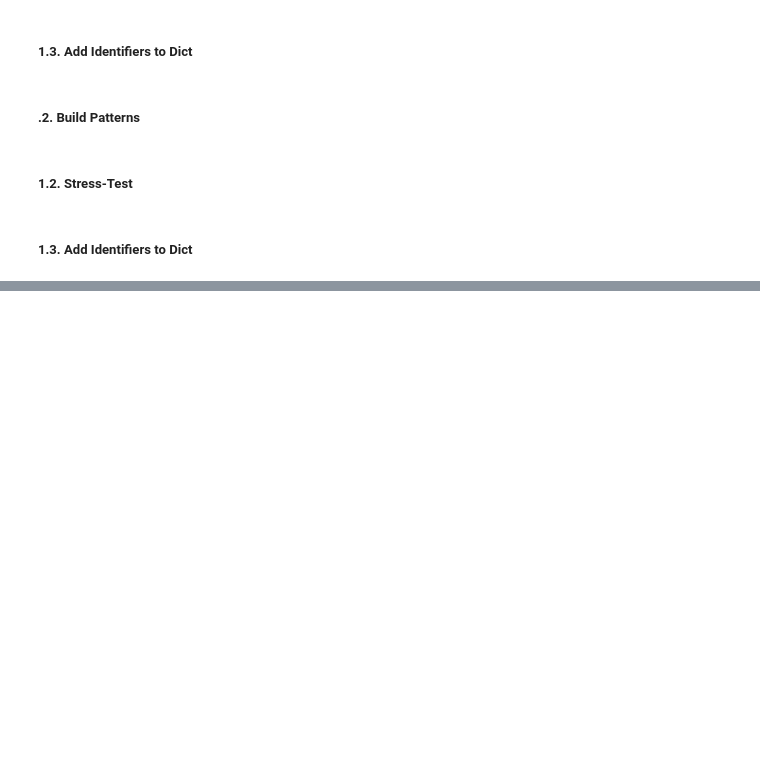
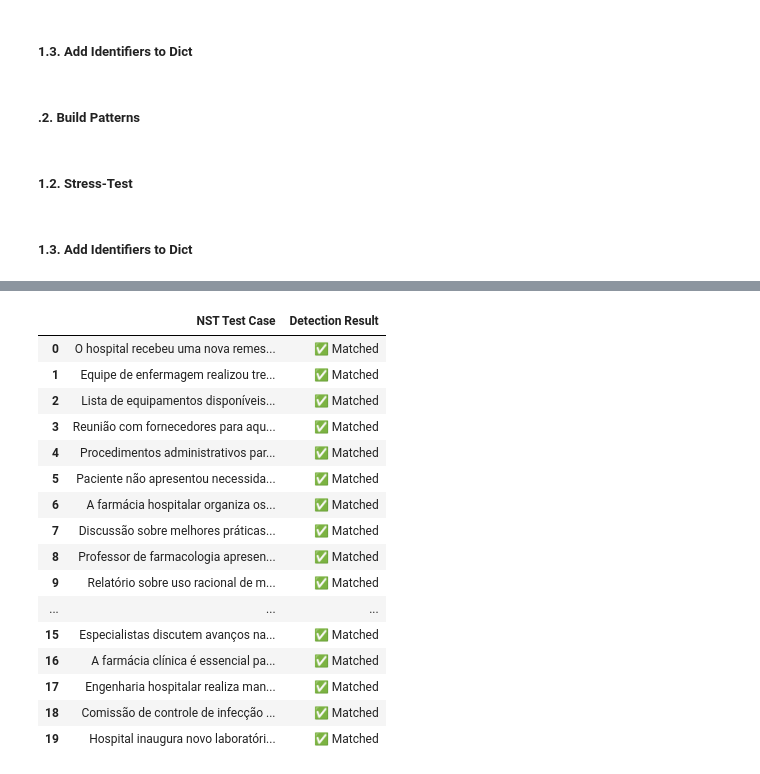
Before and after one commit to Gustavo-Bernardino/ICU_Dictionary_and_DLP_Prototype, a Jupyter notebook: Identifier_Builder.ipynb, the cells around one changed output, grey strips where cells are left out. Cells and saved outputs as stored; diff of their text form; code cells hidden in the pictures; blank space fills up the shorter version.

```diff
--- a/Identifier_Builder.ipynb
+++ b/Identifier_Builder.ipynb
@@ -322,0 +586,86 @@ print("ICU DLP Dictionary saved as JSON ✅")
+# %%
+
+
+## Medical Prescription
+
+Field_Regex = r"\b(?:Prescriç[ãa]o|Receita M[ée]dica|Medicação|Drogas|Farmacologia|Medicamento|Uso Contínuo|Administração)\b"
+
+Content_Regex = (
+    r"\b(?:"
+    # 🔹 **Analgésicos e Sedativos**
+    r"Paracetamol|Dipirona|Ibuprofeno|Cetoprofeno|Tramadol|"
+    r"Morfina|Fentanil|Sufentanil|Meperidina|Clonidina|"
+    r"Midazolam|Lorazepam|Diazepam|Propofol|Ketamina|Dexmedetomidina|"
+
+    # 🔹 **Vasopressores e Inotrópicos**
+    r"Dobutamina|Dopamina|Adrenalina|Noradrenalina|Vasopressina|"
+    r"Milrinona|Fenilefrina|"
+
+    # 🔹 **Antibióticos e Antifúngicos**
+    r"Vancomicina|Meropenem|Imipenem|Piperacilina|Tazobactam|"
+    r"Cefepima|Ceftriaxona|Ceftazidima|Levofloxacino|Ciprofloxacino|"
+    r"Amicacina|Gentamicina|Linezolida|Fluconazol|Anfotericina|"
+
+    # 🔹 **Cardiovasculares**
+    r"Amiodarona|Labetalol|Metoprolol|Esmolol|Nicardipina|"
+    r"Hidralazina|Nitroprussiato|Diltiazem|"
+
+    # 🔹 **Antipsicóticos e Neuromusculares**
+    r"Haloperidol|Quetiapina|Olanzapina|Risperidona|"
+    r"Pancurônio|Rocurônio|Cisatracúrio|Atracúrio|"
+
+    # 🔹 **Outros Medicamentos de Uso Comum**
+    r"Atorvastatina|Omeprazol|Pantoprazol|Ranitidina|"
+    r"Heparina|Enoxaparina|"
+
+    r")\b"
+)
+
+# --- 4️⃣ NEGATIVE STRESS TEST (NST) ---
+nst_cases = [
+    "O hospital recebeu uma nova remessa de seringas.",
+    "Equipe de enfermagem realizou treinamento em cuidados intensivos.",
+    "Lista de equipamentos disponíveis no setor de emergência.",
+    "Reunião com fornecedores para aquisição de novos insumos.",
+    "Procedimentos administrativos para solicitação de medicamentos.",
+    "Paciente não apresentou necessidade de medicação adicional.",
+    "A farmácia hospitalar organiza os estoques semanalmente.",
+    "Discussão sobre melhores práticas em prescrição médica.",
+    "Professor de farmacologia apresenta nova pesquisa.",
+    "Relatório sobre uso racional de medicamentos na UTI.",
+    "Insumos médicos estão disponíveis para enfermagem.",
+    "Política de segurança hospitalar reforçada.",
+    "Gestão hospitalar planeja novas estratégias para atendimento.",
+    "Pesquisa avalia eficácia de tratamento não farmacológico.",
+    "Artigo publicado sobre tendências em terapias médicas.",
+    "Especialistas discutem avanços na área de anestesiologia.",
+    "A farmácia clínica é essencial para otimizar prescrições.",
+    "Engenharia hospitalar realiza manutenção em ventiladores.",
+    "Comissão de controle de infecção analisa novos protocolos.",
+    "Hospital inaugura novo laboratório de análises clínicas."
+]
+
+# Apply regex
+nst_results = ["✅ Matched" if re.search(Content_Regex, case, re.IGNORECASE) else "❌ Correctly Ignored" for case in nst_cases]
+
+# Display results
+df_nst_results = pd.DataFrame({"NST Test Case": nst_cases, "Detection Result": nst_results})
+df_nst_results.style
+# %% [output]
+|  | NST Test Case | Detection Result |
+| 0 | O hospital recebeu uma nova remes... | ✅ Matched |
+| 1 | Equipe de enfermagem realizou tre... | ✅ Matched |
+| 2 | Lista de equipamentos disponíveis... | ✅ Matched |
+| 3 | Reunião com fornecedores para aqu... | ✅ Matched |
+| 4 | Procedimentos administrativos par... | ✅ Matched |
+| 5 | Paciente não apresentou necessida... | ✅ Matched |
+| 6 | A farmácia hospitalar organiza os... | ✅ Matched |
+| 7 | Discussão sobre melhores práticas... | ✅ Matched |
+| 8 | Professor de farmacologia apresen... | ✅ Matched |
+| 9 | Relatório sobre uso racional de m... | ✅ Matched |
+| ... | ... | ... |
+| 15 | Especialistas discutem avanços na... | ✅ Matched |
+| 16 | A farmácia clínica é essencial pa... | ✅ Matched |
+| 17 | Engenharia hospitalar realiza man... | ✅ Matched |
+| 18 | Comissão de controle de infecção ... | ✅ Matched |
+| 19 | Hospital inaugura novo laboratóri... | ✅ Matched |
```
Also changed, not shown: parts of 30 cells of this notebook, 30 other files.
